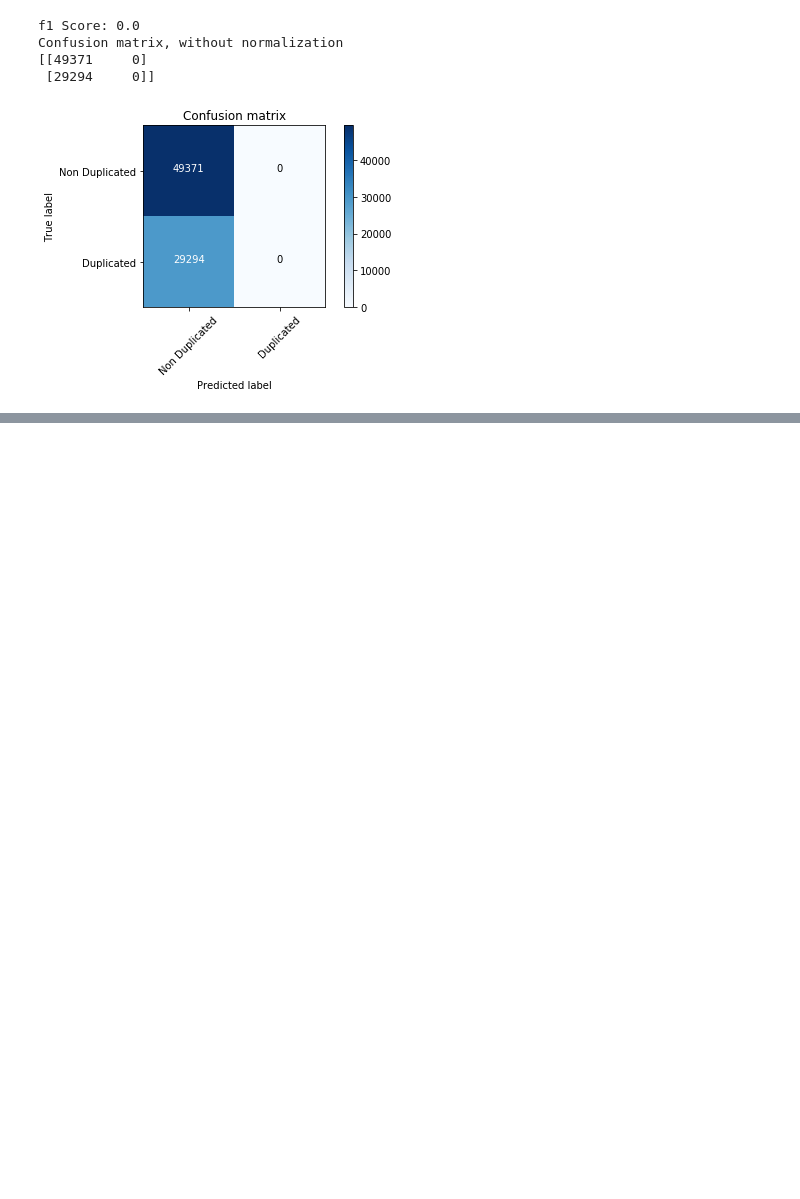
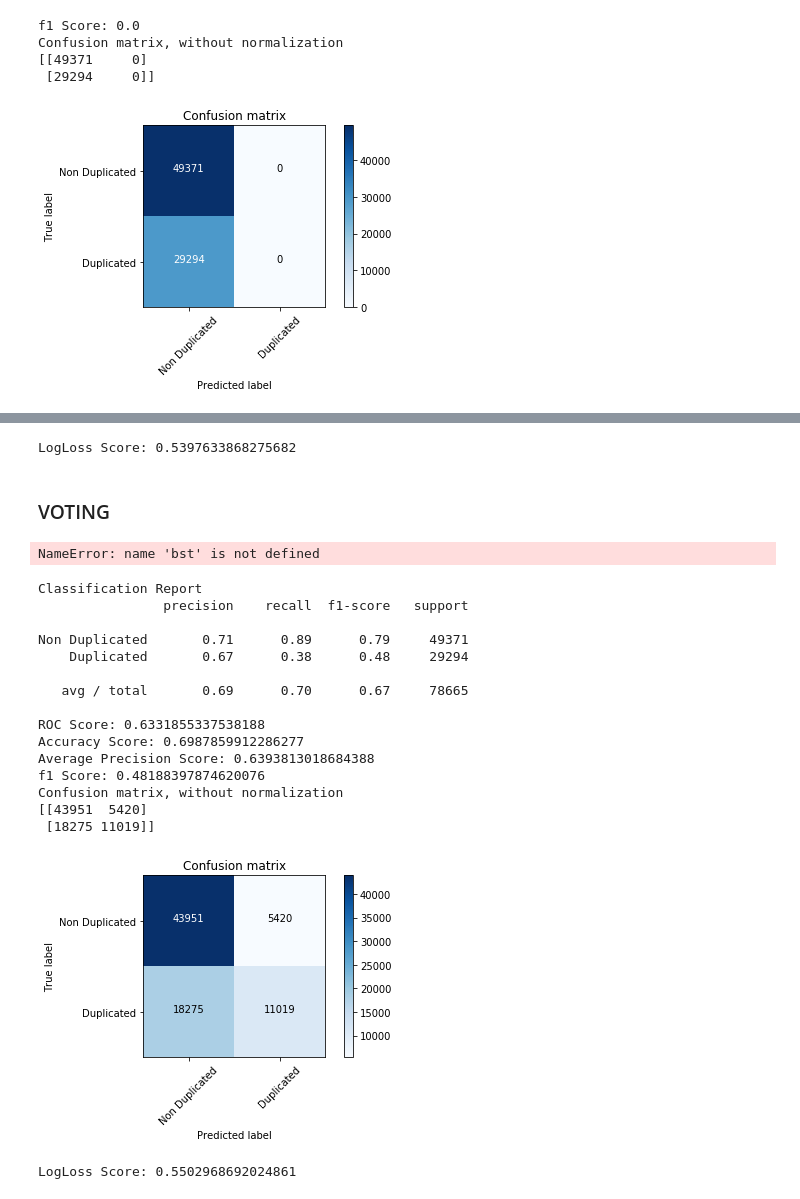
Before and after one commit to JoaoCarabetta/QuoraKaggle, a Jupyter notebook: XgBoost.ipynb, the cells around one changed output, grey strips where cells are left out. Saved outputs shown, nothing was run; the diff lists cells and outputs as text; code cells hidden in the pictures; blank space fills up the shorter version.

```diff
--- a/XgBoost.ipynb
+++ b/XgBoost.ipynb
@@ -625,0 +701,38 @@ Confusion matrix, without normalization
+# %%
+y_valid = np.asarray(y_valid, dtype="|S6")
+print('LogLoss Score: {}'.format(log_loss(list(y_valid), randomforest_tf.predict_proba(x_valid))))
+# %% [output]
+LogLoss Score: 0.5397633868275682
+# %% [markdown]
+### VOTING
+# %%
+from sklearn.ensemble import VotingClassifier
+
+vot_tf_idf = VotingClassifier(estimators=[('rf', randomforest_tf),
+                                             ('lr', LR_tf)], voting='soft').fit(x_train, y_train)
+# %% [output]
+NameError: name 'bst' is not defined
+# %%
+roc_xgb = clf_eval(vot_tf_idf,  x_valid, y_valid)
+# %% [output]
+Classification Report
+                precision    recall  f1-score   support
+
+Non Duplicated       0.71      0.89      0.79     49371
+    Duplicated       0.67      0.38      0.48     29294
+
+   avg / total       0.69      0.70      0.67     78665
+
+ROC Score: 0.6331855337538188
+Accuracy Score: 0.6987859912286277
+Average Precision Score: 0.6393813018684388
+f1 Score: 0.48188397874620076
+Confusion matrix, without normalization
+[[43951  5420]
+ [18275 11019]]
+[figure, added]
+# %%
+y_valid = np.asarray(y_valid, dtype="|S6")
+print('LogLoss Score: {}'.format(log_loss(list(y_valid), vot_tf_idf.predict_proba(x_valid))))
+# %% [output]
+LogLoss Score: 0.5502968692024861
```
Also changed, not shown: parts of 10 cells of this notebook.
